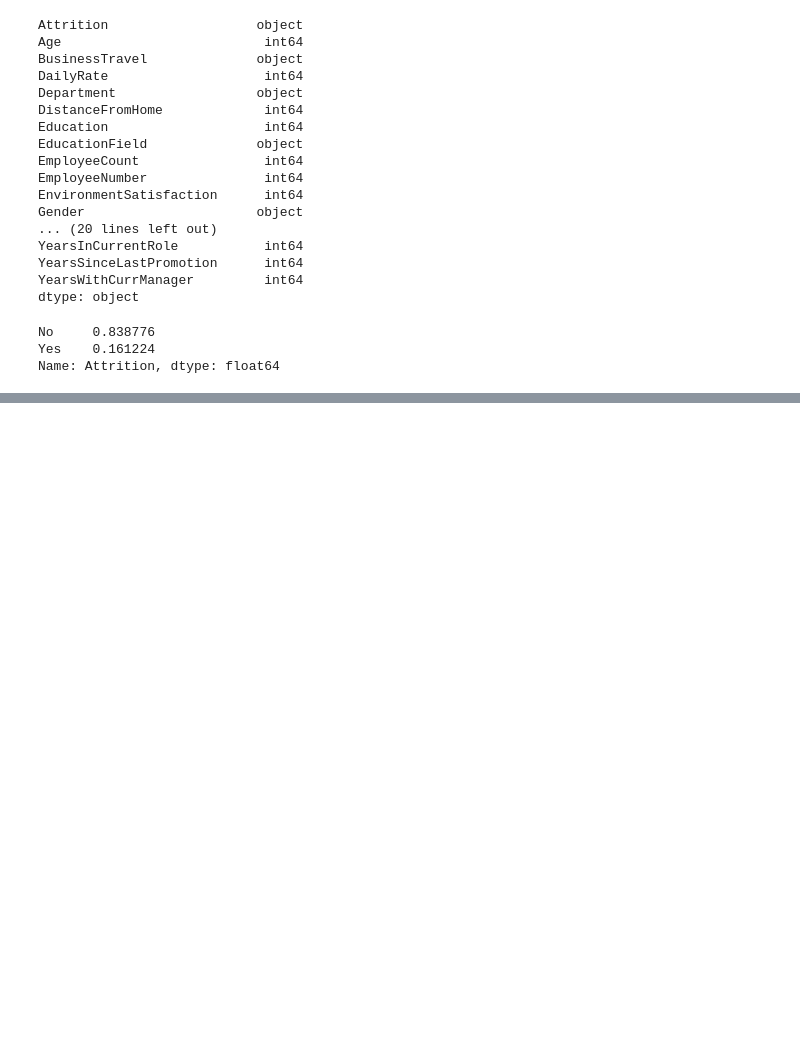
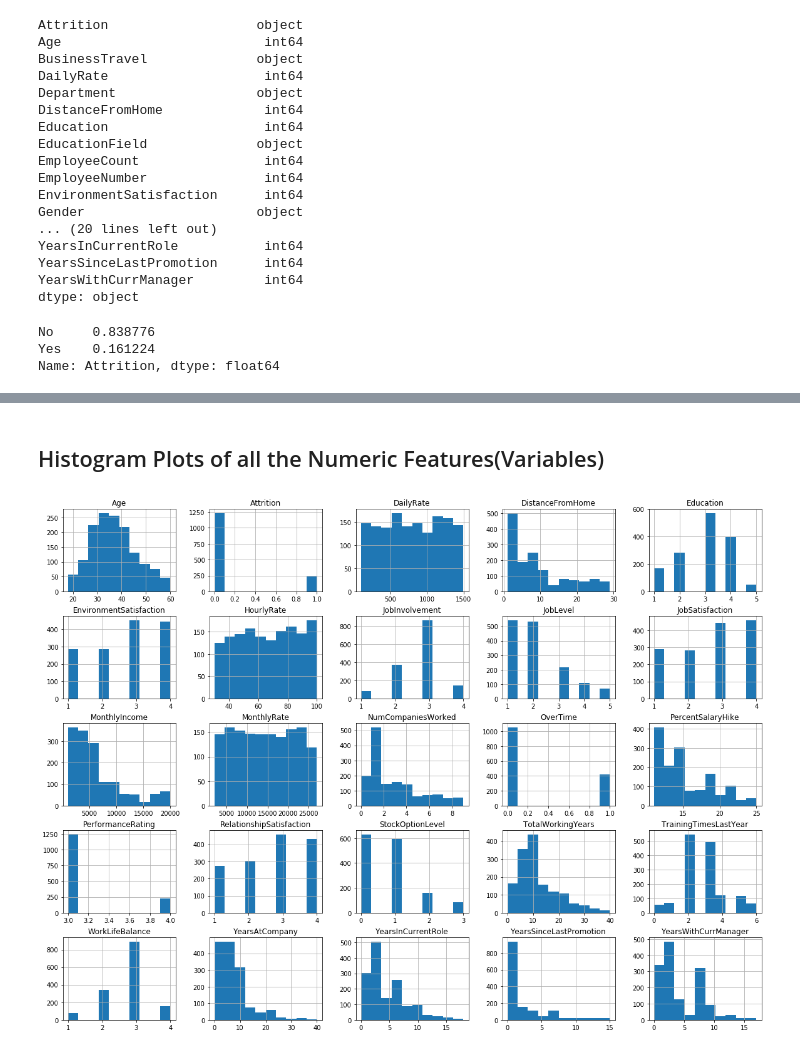
Before and after one commit to Purusharth07/Human_Resource_Analysis-and-Employee_Attrition_Prediction, a Jupyter notebook: Employee-Attrition(2nd).ipynb, the cells around one changed output, grey strips where cells are left out. Drawn from its saved outputs; the diff is of its cells as text; code cells hidden in the pictures; blank space fills up the shorter version.

```diff
--- a/Employee-Attrition(2nd).ipynb
+++ b/Employee-Attrition(2nd).ipynb
@@ -142,0 +276,10 @@ df.head()
+# %% [markdown]
+## Histogram Plots of all the Numeric Features(Variables)
+# %%
+num_bins = 10
+
+df.hist(bins = num_bins, figsize=(20,15))
+plt.savefig("Data_Histogram_Plots")
+plt.show()
+# %% [output]
+[figure, added]
```
Also changed, not shown: parts of 62 cells of this notebook.
